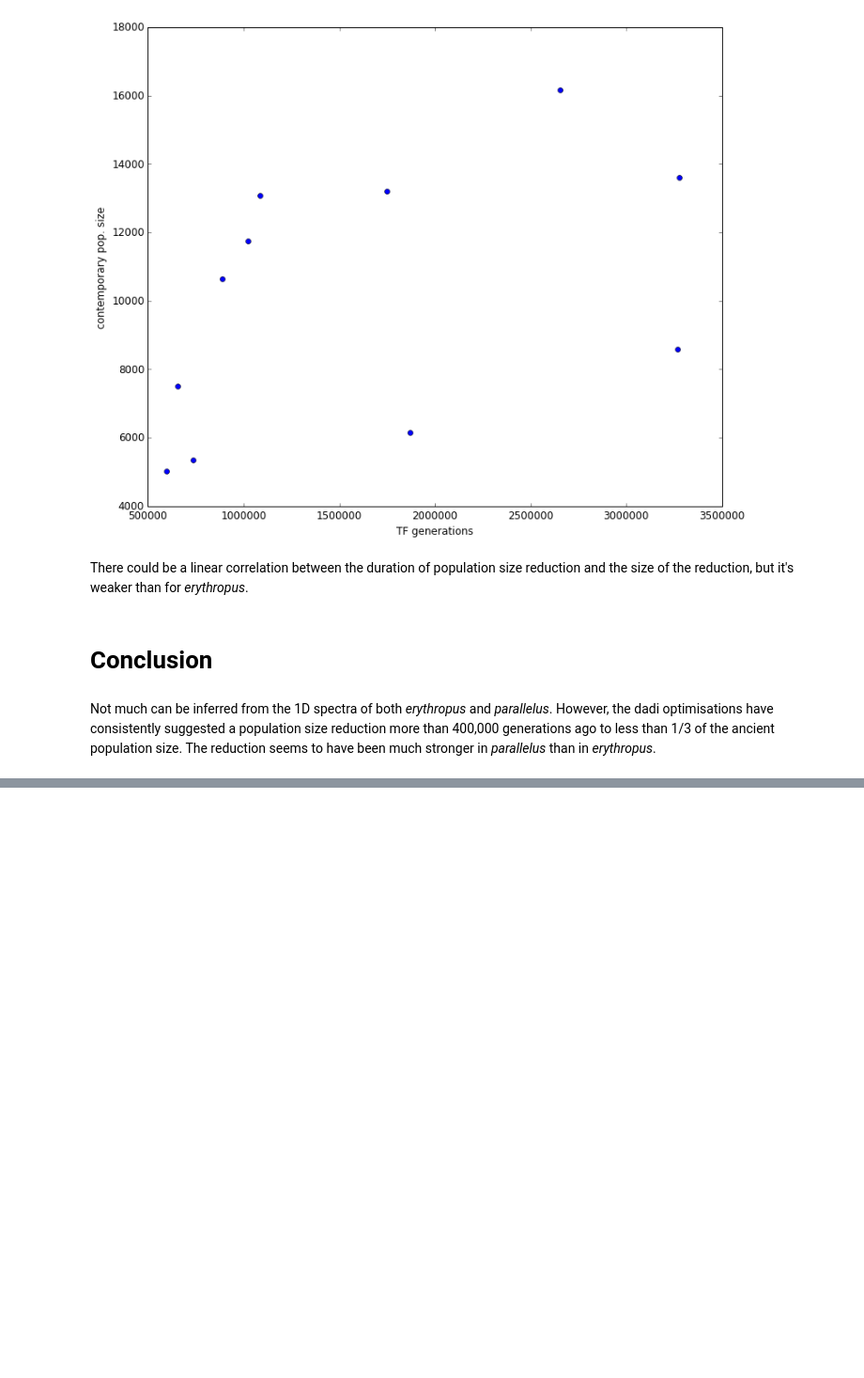
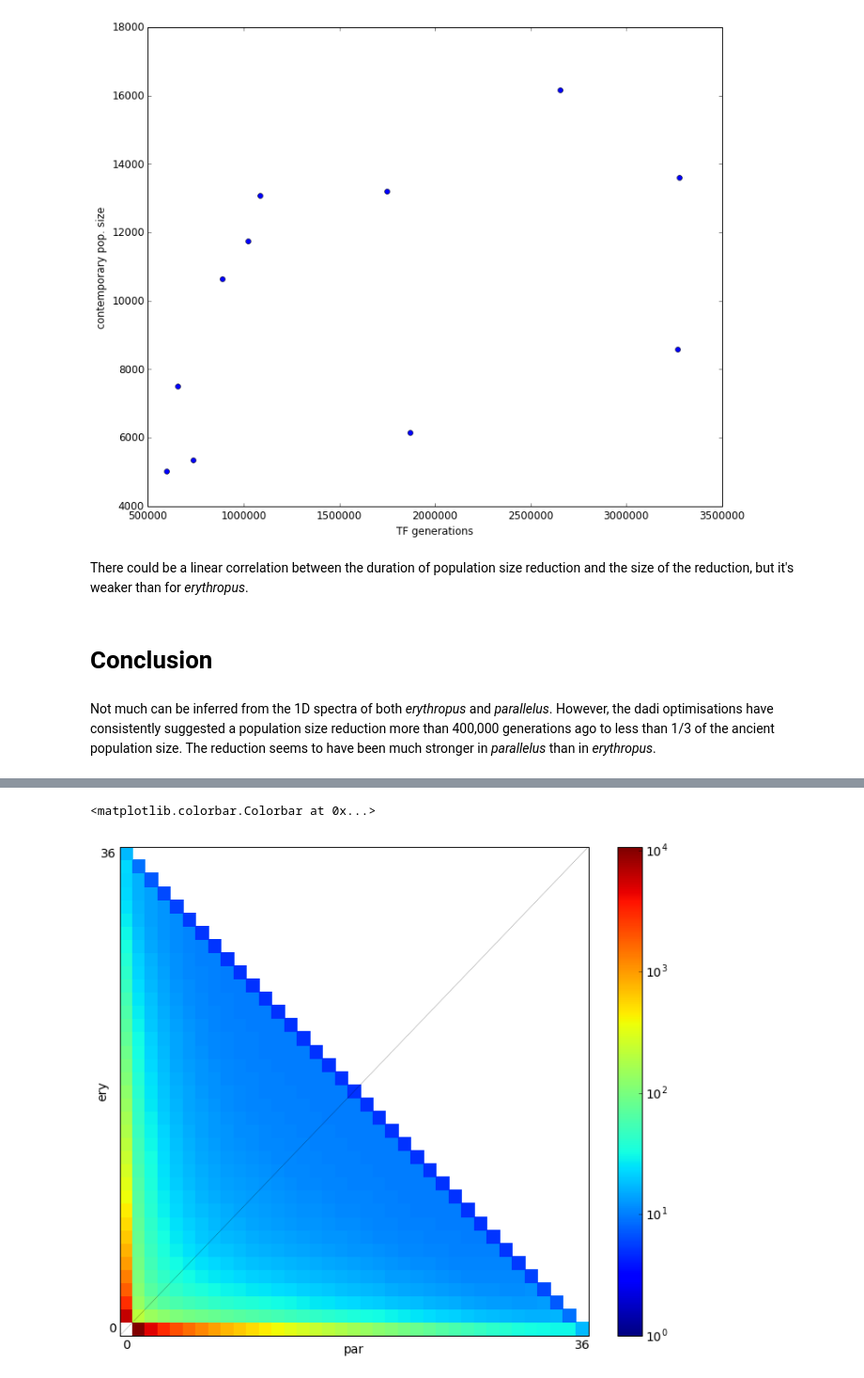
Before and after one commit to claudiuskerth/PhDthesis, a Jupyter notebook: Data_analysis/SNP-indel-calling/dadi/05_1D_model_synthesis.ipynb, the cells around one changed output, grey strips where cells are left out. Shown at 94% size. Saved outputs shown, nothing was run; the diff lists cells and outputs as text; code cells hidden in the pictures; blank space fills up the shorter version.

Commit message:
added github_markdown files from Rmd files
added analysis of deduplicated read data
updated 2D analysis with DADI

```diff
--- a/Data_analysis/SNP-indel-calling/dadi/05_1D_model_synthesis.ipynb
+++ b/Data_analysis/SNP-indel-calling/dadi/05_1D_model_synthesis.ipynb
@@ -681,0 +751,8 @@ Not much can be inferred from the 1D spectra of both _erythropus_ and _parallelu
+# %%
+ns = np.array([36, 36])
+
+pts_l = [40, 50, 60]
+# %%
+# get optimal model spectrum from 2D model 'divergence-with-migration' model
+
+split_mig_2D_best_fit_model_spectrum = func_ex(popt, ns, pts_l)
@@ -681,0 +775,14 @@ Not much can be inferred from the 1D spectra of both _erythropus_ and _parallelu
+# %%
+# import 2D unfolded spectrum
+sfs2d_unfolded = dadi.Spectrum.from_file('dadiExercises/EryPar.unfolded.2dsfs.dadi_format')
+
+# add population labels
+sfs2d_unfolded.pop_ids = ["ery", "par"]
+
+# fold the spectrum
+sfs2d = sfs2d_unfolded.fold()
+# %%
+# need to scale model spectrum by optimal theta, which depends on the number of sites in the data
+
+model_spectrum = dadi.Inference.optimally_scaled_sfs(split_mig_2D_best_fit_model_spectrum, sfs2d)
+model_spectrum
@@ -681,0 +803,14 @@ Not much can be inferred from the 1D spectra of both _erythropus_ and _parallelu
+# %%
+import pylab
+
+%matplotlib inline
+
+pylab.rcParams['figure.figsize'] = [12, 10]
+pylab.rcParams['font.size'] = 14
+
+model_spectrum.pop_ids = sfs2d.pop_ids
+
+dadi.Plotting.plot_single_2d_sfs(model_spectrum.fold(), vmin=1, cmap=pylab.cm.jet)
+# %% [output]
+<matplotlib.colorbar.Colorbar at 0x...>
+[figure, added]
```
Also changed, not shown: parts of 32 cells of this notebook, 22 other files.
